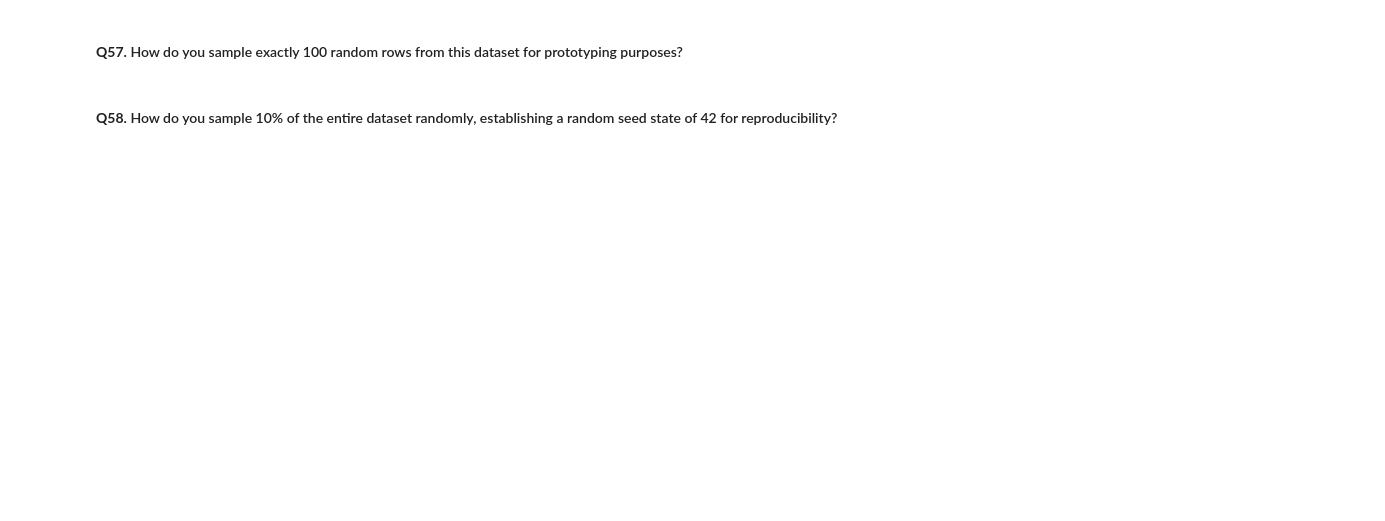
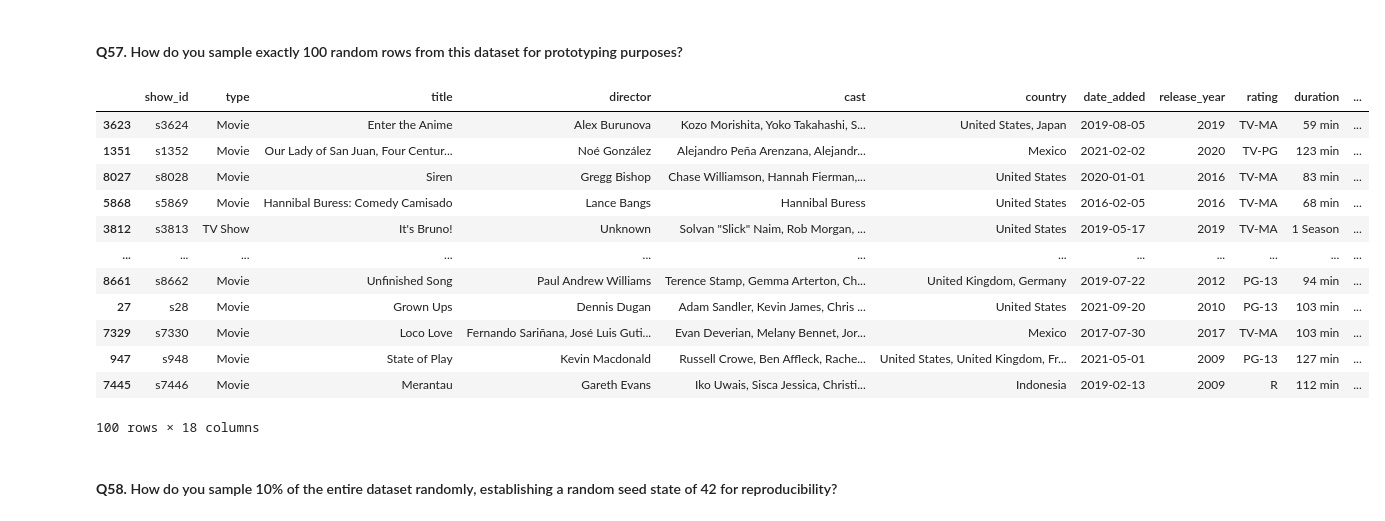
Before and after one commit to Harshit-kumar38/Netflix-pandas-problems, a Jupyter notebook: pandas_challenge_solutions.ipynb, the cells around one changed output. Saved outputs shown, nothing was run; the diff lists cells and outputs as text; code cells hidden in the pictures; blank space fills up the shorter version.

```diff
--- a/pandas_challenge_solutions.ipynb
+++ b/pandas_challenge_solutions.ipynb
@@ -819,2 +861,18 @@ np.float64(99.57718668407311)
+# %%
+df.sample(100)
+# %% [output]
+|  | show_id | type | title | director | cast | country | date_added | release_year | rating | duration | ... |
+| 3623 | s3624 | Movie | Enter the Anime | Alex Burunova | Kozo Morishita, Yoko Takahashi, S... | United States, Japan | 2019-08-05 | 2019 | TV-MA | 59 min | ... |
+| 1351 | s1352 | Movie | Our Lady of San Juan, Four Centur... | Noé González | Alejandro Peña Arenzana, Alejandr... | Mexico | 2021-02-02 | 2020 | TV-PG | 123 min | ... |
+| 8027 | s8028 | Movie | Siren | Gregg Bishop | Chase Williamson, Hannah Fierman,... | United States | 2020-01-01 | 2016 | TV-MA | 83 min | ... |
+| 5868 | s5869 | Movie | Hannibal Buress: Comedy Camisado | Lance Bangs | Hannibal Buress | United States | 2016-02-05 | 2016 | TV-MA | 68 min | ... |
+| 3812 | s3813 | TV Show | It's Bruno! | Unknown | Solvan "Slick" Naim, Rob Morgan, ... | United States | 2019-05-17 | 2019 | TV-MA | 1 Season | ... |
+| ... | ... | ... | ... | ... | ... | ... | ... | ... | ... | ... | ... |
+| 8661 | s8662 | Movie | Unfinished Song | Paul Andrew Williams | Terence Stamp, Gemma Arterton, Ch... | United Kingdom, Germany | 2019-07-22 | 2012 | PG-13 | 94 min | ... |
+| 27 | s28 | Movie | Grown Ups | Dennis Dugan | Adam Sandler, Kevin James, Chris ... | United States | 2021-09-20 | 2010 | PG-13 | 103 min | ... |
+| 7329 | s7330 | Movie | Loco Love | Fernando Sariñana, José Luis Guti... | Evan Deverian, Melany Bennet, Jor... | Mexico | 2017-07-30 | 2017 | TV-MA | 103 min | ... |
+| 947 | s948 | Movie | State of Play | Kevin Macdonald | Russell Crowe, Ben Affleck, Rache... | United States, United Kingdom, Fr... | 2021-05-01 | 2009 | PG-13 | 127 min | ... |
+| 7445 | s7446 | Movie | Merantau | Gareth Evans | Iko Uwais, Sisca Jessica, Christi... | Indonesia | 2019-02-13 | 2009 | R | 112 min | ... |
+100 rows × 18 columns
 # %% [markdown]
 #### **Q58.** How do you sample 10% of the entire dataset randomly, establishing a random seed state of 42 for reproducibility?
```
Also changed, not shown: parts of 21 cells of this notebook.
